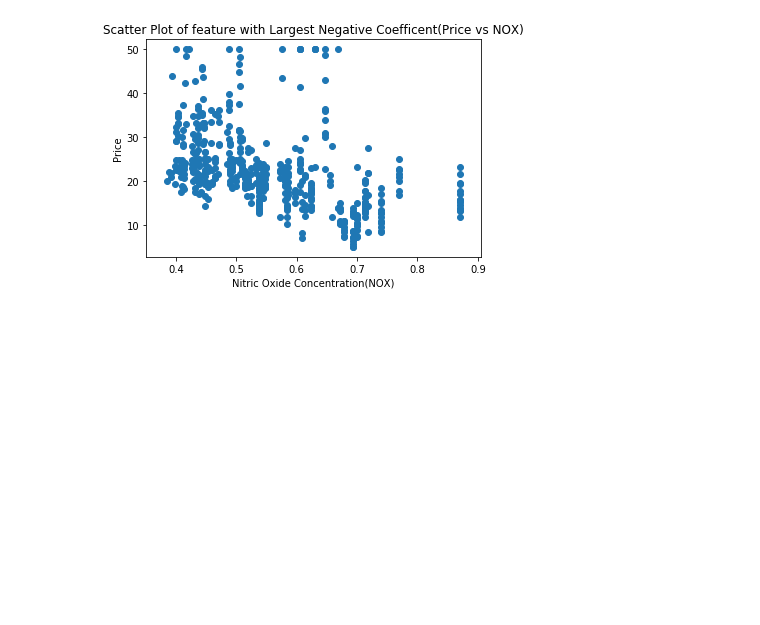
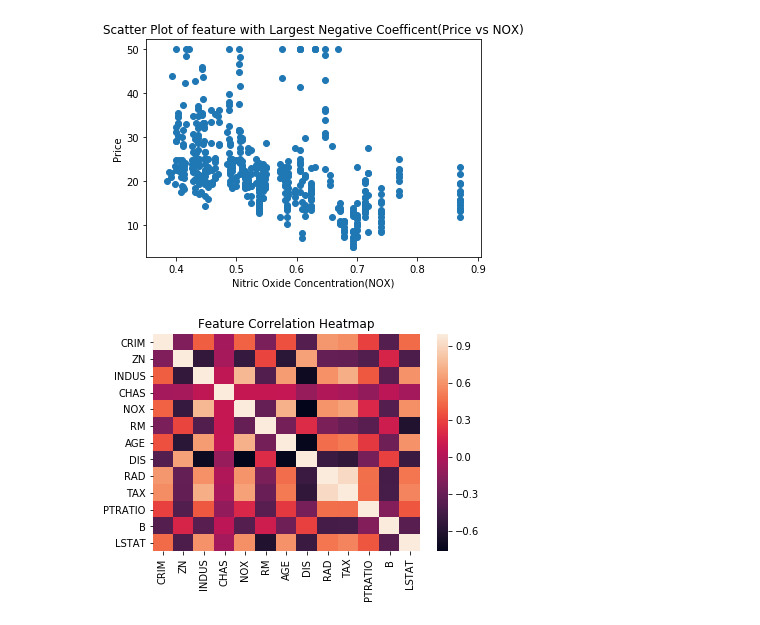
Before and after one commit to AbhayRaoAcadGild/AcadGild_Assignment8, a Jupyter notebook: 8_1.ipynb, the cells around one changed output. Cells and saved outputs as stored; diff of their text form; code cells hidden in the pictures; blank space fills up the shorter version.

```diff
--- a/8_1.ipynb
+++ b/8_1.ipynb
@@ -95,3 +95,12 @@ plt.show()
 # %% [output]
 [figure]
 [figure]
+# %%
+import seaborn as sns
+df = pd.DataFrame(X)
+df.columns = boston.feature_names
+sns.heatmap(df.corr())
+plt.title("Feature Correlation Heatmap")
+plt.show()
+# %% [output]
+[figure, added]
```
Also changed, not shown: parts of 2 cells of this notebook.
